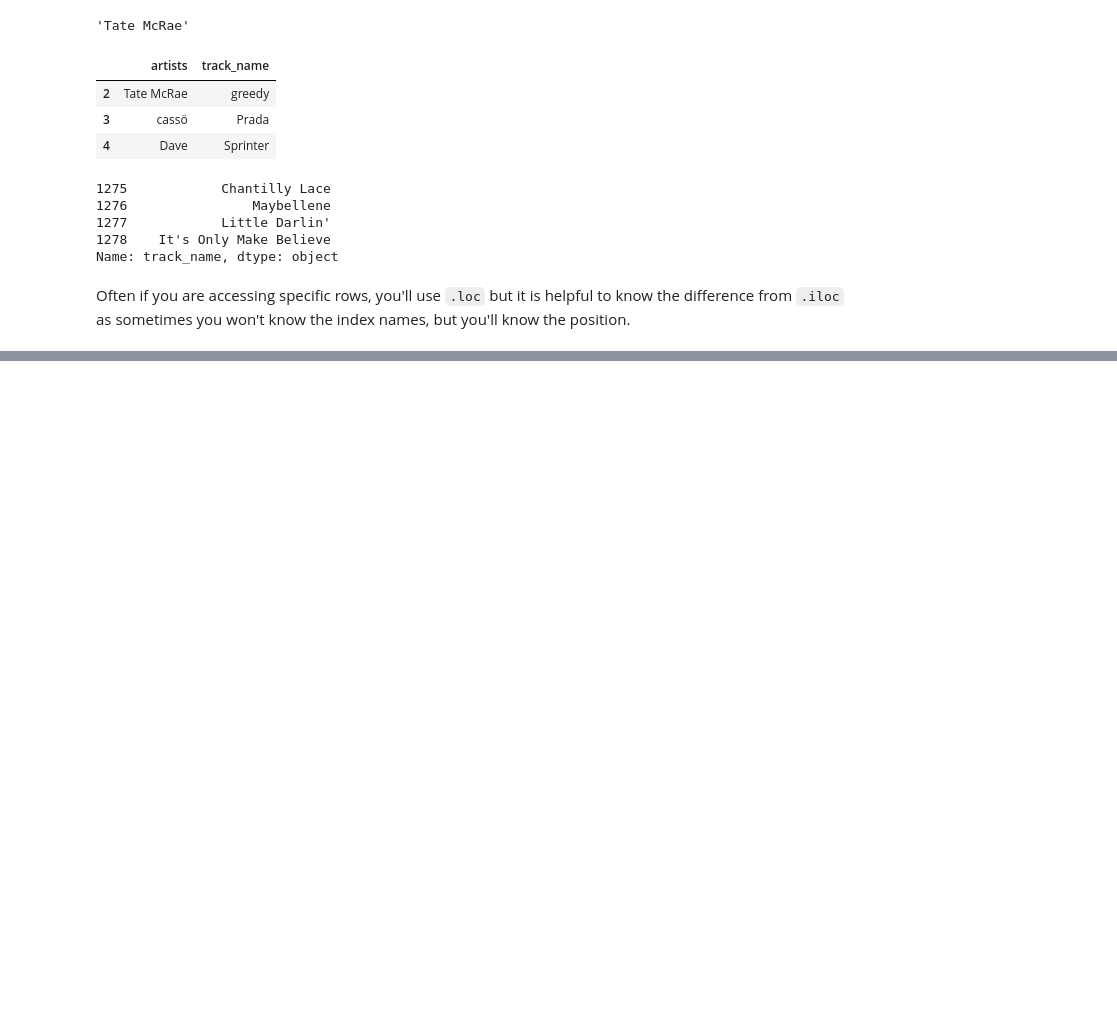
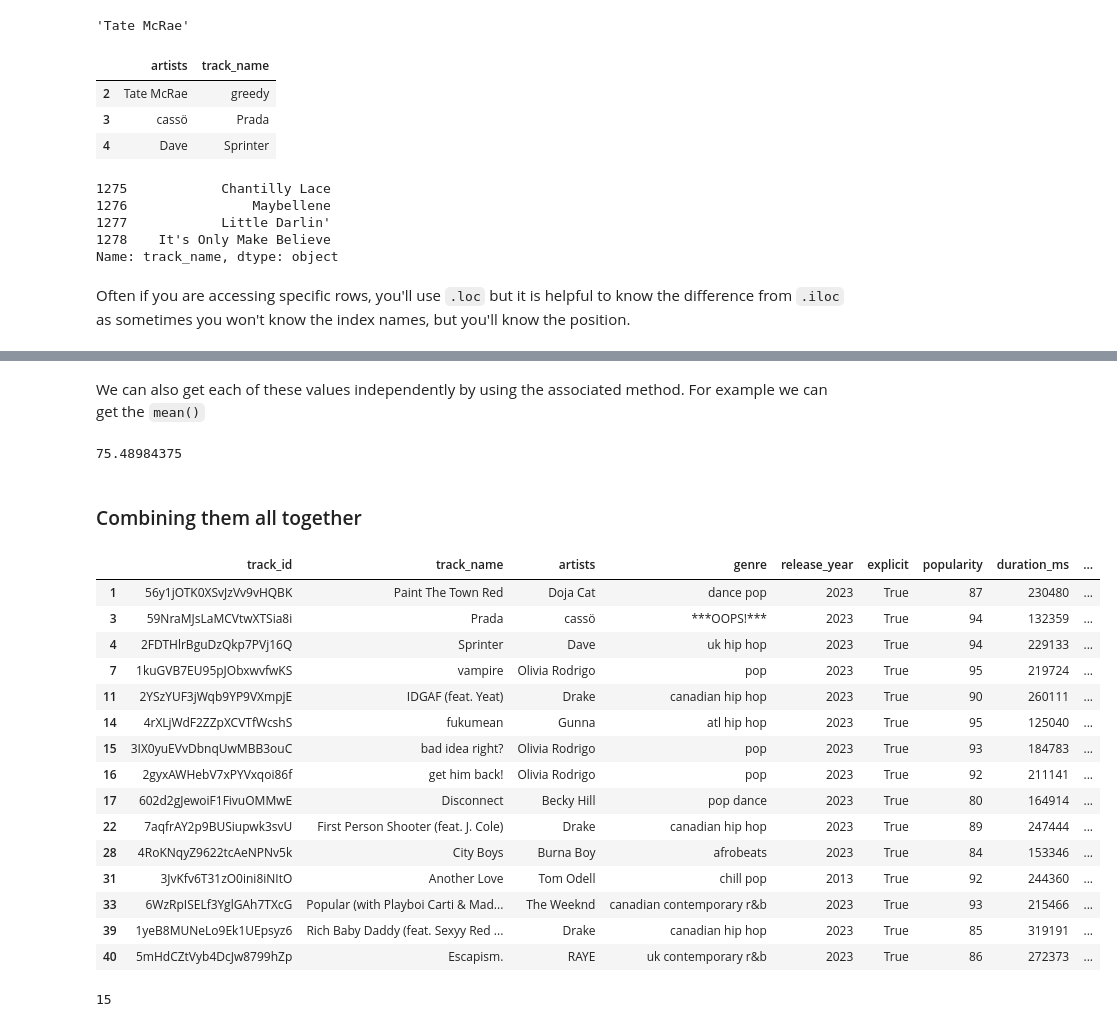
Before and after one commit to Minyall/sc207_2023-24, a Jupyter notebook: 4_5_pandas/4_pandas.ipynb, the cells around one changed output, grey strips where cells are left out. Cells and saved outputs as stored; diff of their text form; code cells hidden in the pictures; blank space fills up the shorter version.

```diff
--- a/4_5_pandas/4_pandas.ipynb
+++ b/4_5_pandas/4_pandas.ipynb
@@ -325,0 +442,2 @@ Often if you are accessing specific rows, you'll use `.loc` but it is helpful to
+# %%
+playlist_filter = songs_df['playlist_name'] == 'Top 50 - United Kingdom'
@@ -325,0 +462,2 @@ Often if you are accessing specific rows, you'll use `.loc` but it is helpful to
+# %%
+explicit_filter = songs_df['explicit'] == True
@@ -325,0 +503,35 @@ Often if you are accessing specific rows, you'll use `.loc` but it is helpful to
+# %% [markdown]
+We can also get each of these values independently by using the associated method. For example we can get the `mean()`
+# %%
+avg_popularity = songs_df['popularity'].mean()
+avg_popularity
+# %% [output]
+75.48984375
+# %%
+popularity_filter = songs_df['popularity'] > avg_popularity
+# %% [markdown]
+### Combining them all together
+# %%
+uk_popular_explicit = songs_df[playlist_filter & explicit_filter & popularity_filter]
+uk_popular_explicit
+# %% [output]
+|  | track_id | track_name | artists | genre | release_year | explicit | popularity | duration_ms | ... |
+| 1 | 56y1jOTK0XSvJzVv9vHQBK | Paint The Town Red | Doja Cat | dance pop | 2023 | True | 87 | 230480 | ... |
+| 3 | 59NraMJsLaMCVtwXTSia8i | Prada | cassö | ***OOPS!*** | 2023 | True | 94 | 132359 | ... |
+| 4 | 2FDTHlrBguDzQkp7PVj16Q | Sprinter | Dave | uk hip hop | 2023 | True | 94 | 229133 | ... |
+| 7 | 1kuGVB7EU95pJObxwvfwKS | vampire | Olivia Rodrigo | pop | 2023 | True | 95 | 219724 | ... |
+| 11 | 2YSzYUF3jWqb9YP9VXmpjE | IDGAF (feat. Yeat) | Drake | canadian hip hop | 2023 | True | 90 | 260111 | ... |
+| 14 | 4rXLjWdF2ZZpXCVTfWcshS | fukumean | Gunna | atl hip hop | 2023 | True | 95 | 125040 | ... |
+| 15 | 3IX0yuEVvDbnqUwMBB3ouC | bad idea right? | Olivia Rodrigo | pop | 2023 | True | 93 | 184783 | ... |
+| 16 | 2gyxAWHebV7xPYVxqoi86f | get him back! | Olivia Rodrigo | pop | 2023 | True | 92 | 211141 | ... |
+| 17 | 602d2gJewoiF1FivuOMMwE | Disconnect | Becky Hill | pop dance | 2023 | True | 80 | 164914 | ... |
+| 22 | 7aqfrAY2p9BUSiupwk3svU | First Person Shooter (feat. J. Cole) | Drake | canadian hip hop | 2023 | True | 89 | 247444 | ... |
+| 28 | 4RoKNqyZ9622tcAeNPNv5k | City Boys | Burna Boy | afrobeats | 2023 | True | 84 | 153346 | ... |
+| 31 | 3JvKfv6T31zO0ini8iNItO | Another Love | Tom Odell | chill pop | 2013 | True | 92 | 244360 | ... |
+| 33 | 6WzRpISELf3YglGAh7TXcG | Popular (with Playboi Carti & Mad... | The Weeknd | canadian contemporary r&b | 2023 | True | 93 | 215466 | ... |
+| 39 | 1yeB8MUNeLo9Ek1UEpsyz6 | Rich Baby Daddy (feat. Sexyy Red ... | Drake | canadian hip hop | 2023 | True | 85 | 319191 | ... |
+| 40 | 5mHdCZtVyb4DcJw8799hZp | Escapism. | RAYE | uk contemporary r&b | 2023 | True | 86 | 272373 | ... |
+# %%
+len(uk_popular_explicit)
+# %% [output]
+15
```
Also changed, not shown: parts of 28 cells of this notebook, 2 other files.
